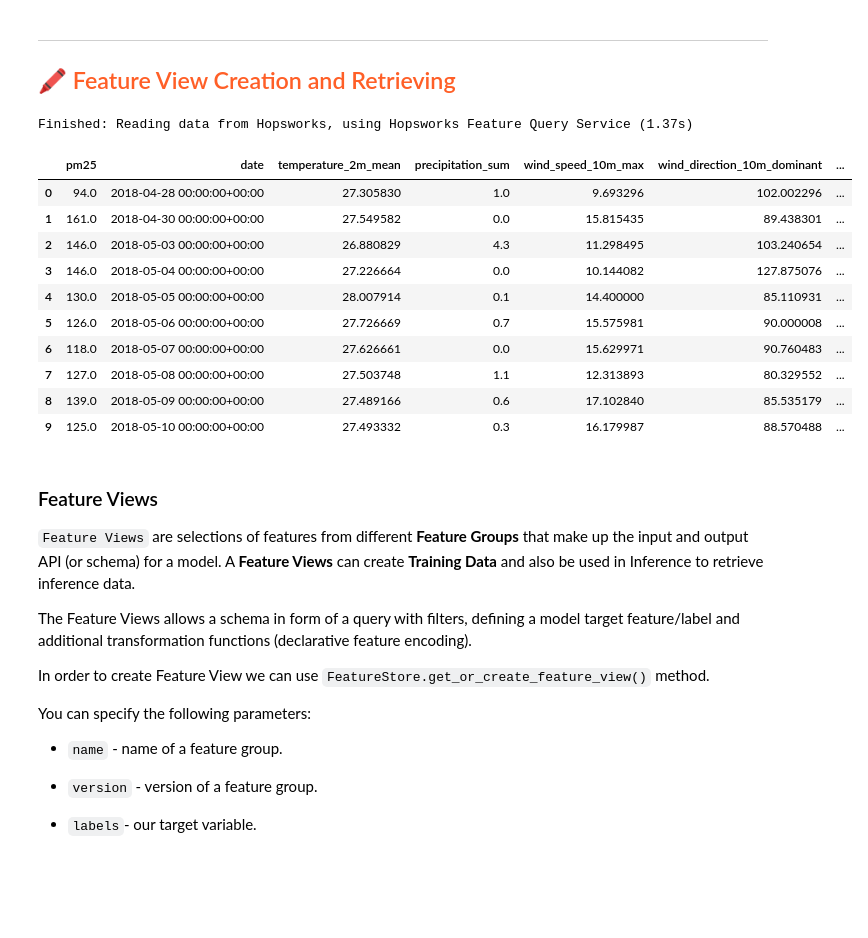
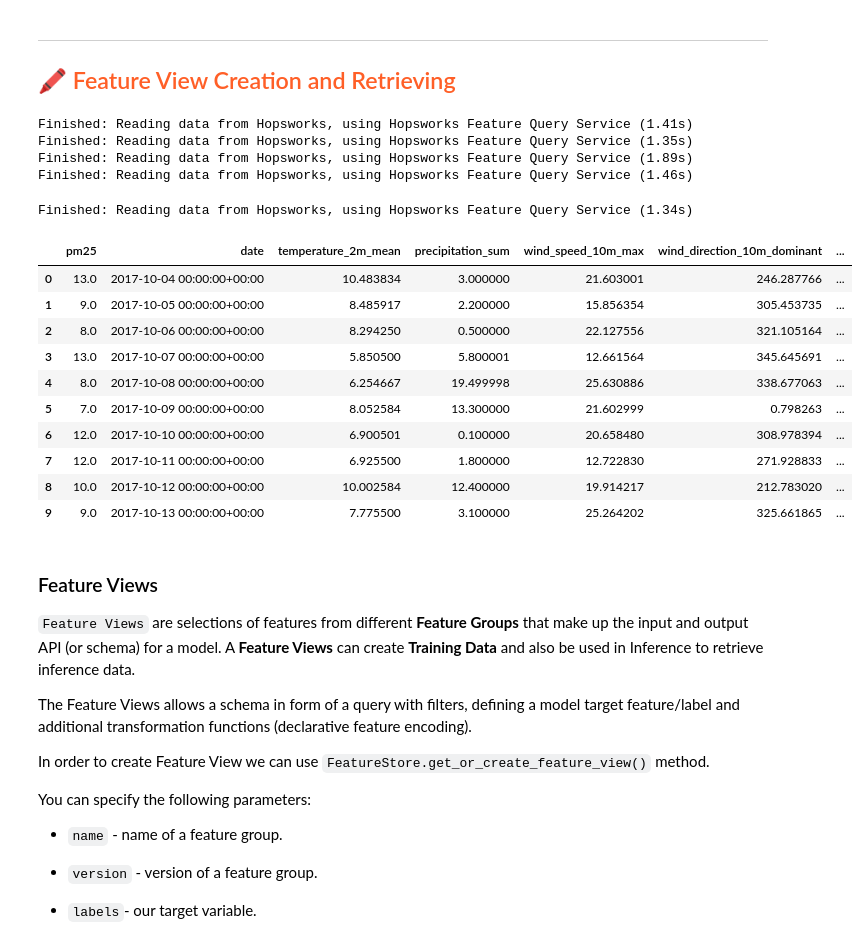
Before and after one commit to eronariodito/Lab1-ID2223, a Jupyter notebook: notebooks/ch03/3_air_quality_training_pipeline.ipynb, the cells around one changed output. Saved outputs shown, nothing was run; the diff lists cells and outputs as text; code cells hidden in the pictures; blank space fills up the shorter version.

```diff
--- a/notebooks/ch03/3_air_quality_training_pipeline.ipynb
+++ b/notebooks/ch03/3_air_quality_training_pipeline.ipynb
@@ -36,3 +36,18 @@ Connected. Call `.close()` to terminate connection gracefully.
 
 Logged in to project, explore it here https://c.app.hopsworks.ai:443/p/1164444
 Connected. Call `.close()` to terminate connection gracefully.
+# %%
+meta_csv_file="../../data/meta.csv"
+meta_df = pd.read_csv(meta_csv_file, skipinitialspace=True)
+meta_dict = {}
+for row in meta_df.itertuples():
+    meta_dict[row[2]] = {
+        'Street' : row[2],
+        'City' : row[3],
+        'Country' : row[4],
+        'Latitude' : row[5],
+        'Longitude' : row[6],
+        'aqicn_url' : row[7],
+    }
+
+meta_dict
@@ -52,21 +105,29 @@ weather_fg = fs.get_feature_group(
 ## <span style="color:#ff5f27;"> 🖍 Feature View Creation and Retrieving </span>
 # %%
 # Select features for training data.
-selected_features = air_quality_fg.select(['pm25']).join(weather_fg.select_all(), on=['city'])
-selected_features.show(10)
+for key, inner_dict in meta_dict.items():
+    inner_dict['selected_features'] = inner_dict['air_quality_fg'].select(['pm25']).join(inner_dict['weather_fg'].select_all(), on=['city'])
+    inner_dict['selected_features'].show(10)
 # %% [output]
-Finished: Reading data from Hopsworks, using Hopsworks Feature Query Service (1.37s)
+Finished: Reading data from Hopsworks, using Hopsworks Feature Query Service (1.41s)
+Finished: Reading data from Hopsworks, using Hopsworks Feature Query Service (1.35s)
+Finished: Reading data from Hopsworks, using Hopsworks Feature Query Service (1.89s)
+Finished: Reading data from Hopsworks, using Hopsworks Feature Query Service (1.46s)
-|  | pm25 | date | temperature_2m_mean | precipitation_sum | wind_speed_10m_max | wind_direction_10m_dominant | ... |
-| 0 | 94.0 | 2018-04-28 00:00:00+00:00 | 27.305830 | 1.0 | 9.693296 | 102.002296 | ... |
-| 1 | 161.0 | 2018-04-30 00:00:00+00:00 | 27.549582 | 0.0 | 15.815435 | 89.438301 | ... |
-| 2 | 146.0 | 2018-05-03 00:00:00+00:00 | 26.880829 | 4.3 | 11.298495 | 103.240654 | ... |
-| 3 | 146.0 | 2018-05-04 00:00:00+00:00 | 27.226664 | 0.0 | 10.144082 | 127.875076 | ... |
-| 4 | 130.0 | 2018-05-05 00:00:00+00:00 | 28.007914 | 0.1 | 14.400000 | 85.110931 | ... |
-| 5 | 126.0 | 2018-05-06 00:00:00+00:00 | 27.726669 | 0.7 | 15.575981 | 90.000008 | ... |
-| 6 | 118.0 | 2018-05-07 00:00:00+00:00 | 27.626661 | 0.0 | 15.629971 | 90.760483 | ... |
-| 7 | 127.0 | 2018-05-08 00:00:00+00:00 | 27.503748 | 1.1 | 12.313893 | 80.329552 | ... |
-| 8 | 139.0 | 2018-05-09 00:00:00+00:00 | 27.489166 | 0.6 | 17.102840 | 85.535179 | ... |
-| 9 | 125.0 | 2018-05-10 00:00:00+00:00 | 27.493332 | 0.3 | 16.179987 | 88.570488 | ... |
+# %%
+meta_dict['Hornsgatan']['selected_features'].show(10)
+# %% [output]
+Finished: Reading data from Hopsworks, using Hopsworks Feature Query Service (1.34s)
+|  | pm25 | date | temperature_2m_mean | precipitation_sum | wind_speed_10m_max | wind_direction_10m_dominant | ... |
+| 0 | 13.0 | 2017-10-04 00:00:00+00:00 | 10.483834 | 3.000000 | 21.603001 | 246.287766 | ... |
+| 1 | 9.0 | 2017-10-05 00:00:00+00:00 | 8.485917 | 2.200000 | 15.856354 | 305.453735 | ... |
+| 2 | 8.0 | 2017-10-06 00:00:00+00:00 | 8.294250 | 0.500000 | 22.127556 | 321.105164 | ... |
+| 3 | 13.0 | 2017-10-07 00:00:00+00:00 | 5.850500 | 5.800001 | 12.661564 | 345.645691 | ... |
+| 4 | 8.0 | 2017-10-08 00:00:00+00:00 | 6.254667 | 19.499998 | 25.630886 | 338.677063 | ... |
+| 5 | 7.0 | 2017-10-09 00:00:00+00:00 | 8.052584 | 13.300000 | 21.602999 | 0.798263 | ... |
+| 6 | 12.0 | 2017-10-10 00:00:00+00:00 | 6.900501 | 0.100000 | 20.658480 | 308.978394 | ... |
+| 7 | 12.0 | 2017-10-11 00:00:00+00:00 | 6.925500 | 1.800000 | 12.722830 | 271.928833 | ... |
+| 8 | 10.0 | 2017-10-12 00:00:00+00:00 | 10.002584 | 12.400000 | 19.914217 | 212.783020 | ... |
+| 9 | 9.0 | 2017-10-13 00:00:00+00:00 | 7.775500 | 3.100000 | 25.264202 | 325.661865 | ... |
 # %% [markdown]
 ### Feature Views
 
```
Also changed, not shown: parts of 16 cells of this notebook, 33 other files.
